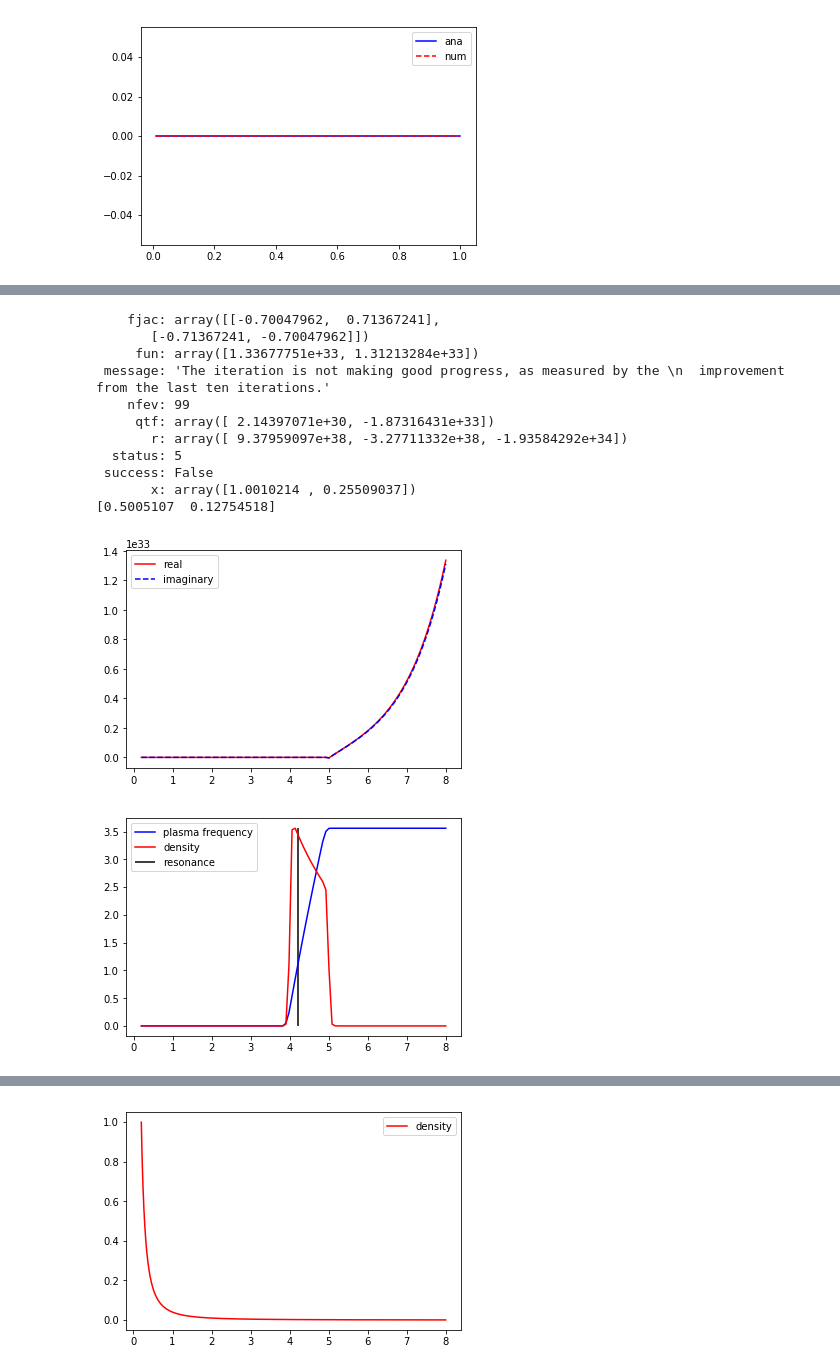
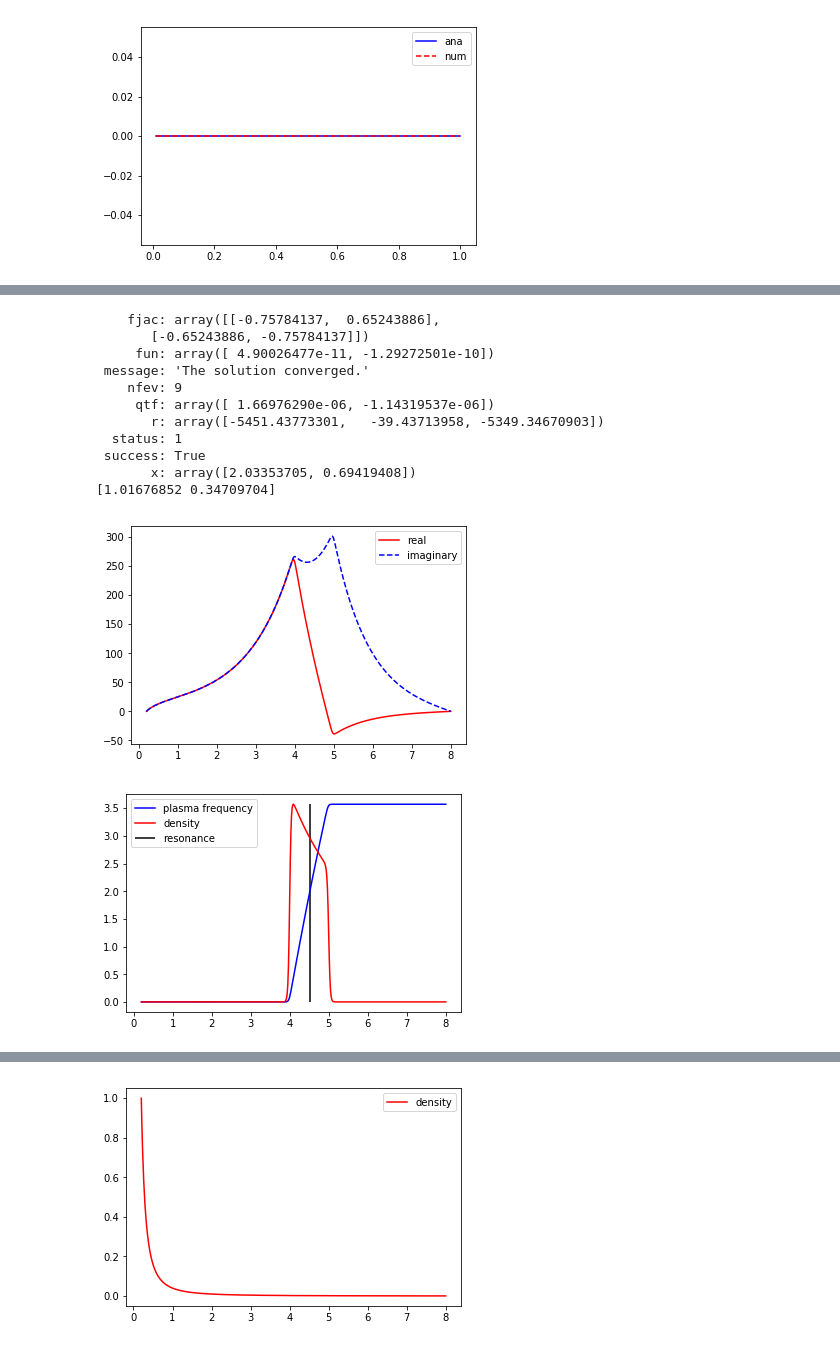
Before and after one commit to PatrickStbr/ZPinchDioctron, a Jupyter notebook: real_shooting.ipynb, the cells around one changed output, grey strips where cells are left out. Saved outputs shown, nothing was run; the diff lists cells and outputs as text; code cells hidden in the pictures.

```diff
--- a/real_shooting.ipynb
+++ b/real_shooting.ipynb
@@ -9,7 +9,7 @@ from scipy.special import erfc
 # %%
 R1 = 0.2
 R2 = 8
-r = np.linspace(R1, R2, 100)
+r = np.linspace(R1, R2, 500)
 lr = len(r)
 dr = (np.max(r)-np.min(r))/(lr-1)
 # %%
@@ -225,6 +258,6 @@ plt.show()
 # %%
 def shooting(r, dr, dn0, in0, omega):
-    @njit(parallel = True)
+    @njit
     def fun(omega):
 
         phi_r = np.zeros(len(r))
@@ -376,0 +464,15 @@ plt.show()
+# %%
+omega = bullet.x
+kl = 1e-2
+int_ani_r, int_ani_i = Int_ani(5, 500, in0, dn0_hot, n0, omega, kl, kl)
+a = kl/(in0-omega[0]-omega[1]*1j)
+inf_r, inf_i = InF(5, 500, a)
+diag = (inf_r+1j*inf_i)*(dn0_hot/(omega[0]+1j*omega[1]-in0)+n0/kl)/np.sqrt(2*np.pi) - n0/kl
+diag_real = np.real(diag)
+diag_imag = np.imag(diag)
+plt.plot(r, diag_real, label='real iso')
+plt.plot(r, diag_imag, label='imag iso')
+plt.plot(r, int_ani_r/np.sqrt(2*np.pi), label='real ani', linestyle="dashed")
+plt.plot(r, int_ani_i/np.sqrt(2*np.pi), label='imag ani', linestyle="dashed")
+plt.legend()
+plt.show()
@@ -377,56 +481,58 @@ plt.show()
 # %%
-kl = 1e-5
+kl = 1e-2
 
-bullet = hot_shooting(r, dr, n0, dn0_hot, in0, kl, np.array([1.0, 0.3]))
+bullet = hot_shooting(r, dr, n0, dn0_hot, in0, kl, np.array([2.0, 0.6]))
 print(bullet)
 omega = bullet.x
 
 a = kl/(-omega[0]-omega[1]*1j+in0)
 inf_r, inf_i = InF(5, 100, a)
 phi_r = np.zeros(len(r))
 phi_i = np.zeros(len(r))
 phi_r[1] = 1
 phi_i[1] = 1
 for i in range(2, len(r)):
-    drl = ((r[i]-dr/2)/(dr**2*r[i]))
+    drl = (r[i]-dr/2)/(dr**2*r[i])
     drm = -2/dr**2
-    drr = -((dr**2*r[i])/(r[i]+dr/2))
-    den = r[i]*((omega[0]-in0[i])**2 + omega[1]**2)
-    diag_real = (inf_r[i]*(dn0_hot[i]*(omega[0]-in0[i])-n0[i]/kl) + inf_i[i]*(dn0_hot[i]*omega[1]))/den + n0[i]/kl
-    diag_imag = (inf_r[i]*(dn0_hot[i]*omega[1]) + inf_i[i]*(dn0_hot[i]*omega[1]))/den
-
+    drr = -(dr**2*r[i])/(r[i]+dr/2)
+    den = ((in0[i]-omega[0])**2 + omega[1]**2)
+    #diag_real = (inf_r[i]*(dn0_hot[i]*(in0[i]-omega[0])/den+n0[i]/kl) - inf_i[i]*(dn0_hot[i]*omega[1])/den)/np.sqrt(2*np.pi) - n0[i]/kl
+    #diag_imag = (inf_r[i]*(dn0_hot[i]*omega[1])/den + inf_i[i]*(dn0_hot[i]*(in0[i]-omega[0])/den+n0[i]/kl))/np.sqrt(2*np.pi)
+    diag = (inf_r[i]+1j*inf_i[i])*(dn0_hot[i]/(omega[0]+1j*omega[1]-in0[i])+n0[i]/kl)/np.sqrt(2*np.pi) - n0[i]/kl
+    diag_real = np.real(diag)
+    diag_imag = np.imag(diag)
     phi_r2 = drl*phi_r[i-2]
-    phi_r1 = (drm + diag_real - 1)*phi_r[i-1] + diag_imag*phi_i[i-1]
+    phi_r1 = (drm + diag_real - 1)*phi_r[i-1] - diag_imag*phi_i[i-1]
     phi_r[i] = drr*(phi_r2 + phi_r1)
 
     phi_i2 = drl*phi_i[i-2]
-    phi_i1 = (drm + diag_real - 1)*phi_i[i-1] - diag_imag*phi_r[i-1]
+    phi_i1 = (drm + diag_real - 1)*phi_i[i-1] + diag_imag*phi_r[i-1]
     phi_i[i] = drr*(phi_i2 + phi_i1)
 
 print(omega/2)
 plt.plot(r, phi_r, "r", label='real')
 plt.plot(r, phi_i, "b", label='imaginary', linestyle='dashed')
 plt.legend()
 plt.show()
 
 i_res = np.argmin(abs(in0-omega[0]))
 
 plt.plot(r, in0, "b", label='plasma frequency')
 plt.plot(r, np.max(in0)*n0/np.max(n0), "r", label='density')
 plt.vlines(r[i_res], np.min(in0), np.max(in0), "k", label='resonance')
 plt.legend()
 plt.show()
 # %% [output]
-    fjac: array([[-0.70047962,  0.71367241],
-       [-0.71367241, -0.70047962]])
-     fun: array([1.33677751e+33, 1.31213284e+33])
- message: 'The iteration is not making good progress, as measured by the \n  improvement from the last ten iterations.'
-    nfev: 99
-     qtf: array([ 2.14397071e+30, -1.87316431e+33])
-       r: array([ 9.37959097e+38, -3.27711332e+38, -1.93584292e+34])
-  status: 5
- success: False
-       x: array([1.0010214 , 0.25509037])
-[0.5005107  0.12754518]
+    fjac: array([[-0.75784137,  0.65243886],
+       [-0.65243886, -0.75784137]])
+     fun: array([ 4.90026477e-11, -1.29272501e-10])
+ message: 'The solution converged.'
+    nfev: 9
+     qtf: array([ 1.66976290e-06, -1.14319537e-06])
+       r: array([-5451.43773301,   -39.43713958, -5349.34670903])
+  status: 1
+ success: True
+       x: array([2.03353705, 0.69419408])
+[1.01676852 0.34709704]
-[figure, old version]
+[figure, new version]
-[figure, old version]
+[figure, new version]
```
Also changed, not shown: parts of 14 cells of this notebook.
